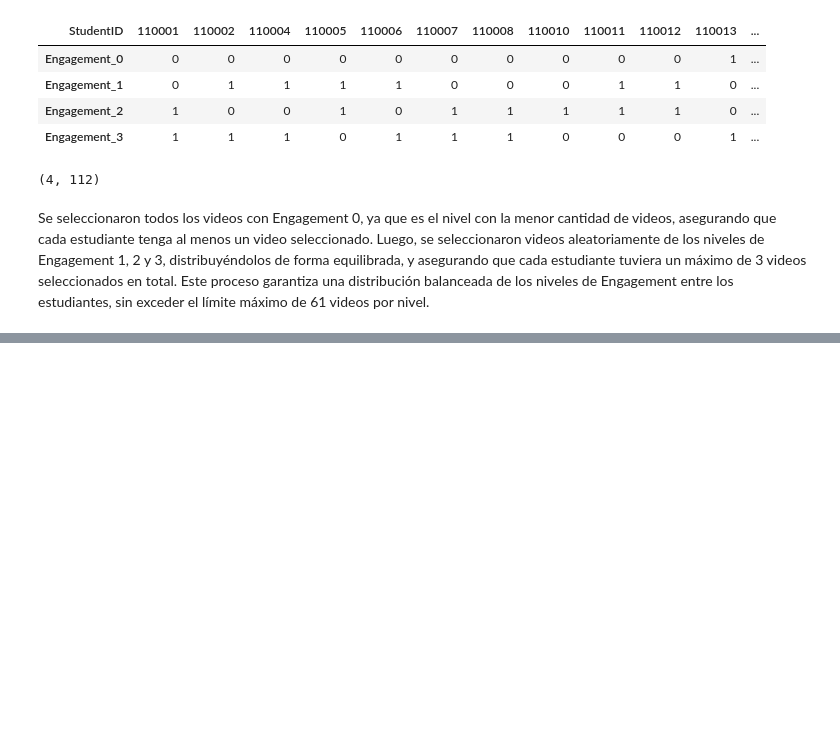
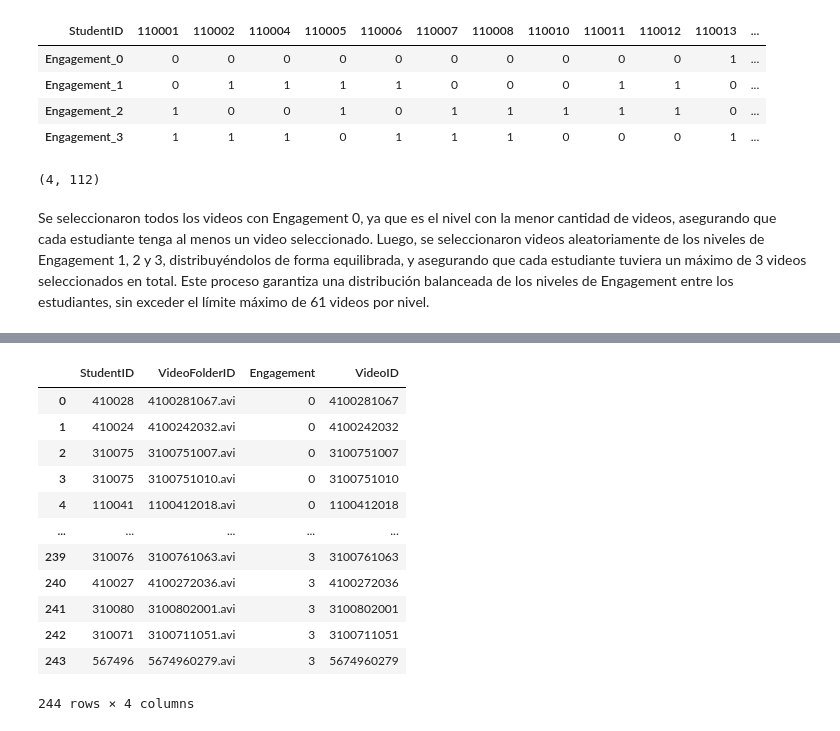
Before and after one commit to LuisFelipePoma/videito, a Jupyter notebook: src/sagemaker/notebooks/preproccesing.ipynb, the cells around one changed output, grey strips where cells are left out. Drawn from its saved outputs; the diff is of its cells as text; code cells hidden in the pictures; blank space fills up the shorter version.

```diff
--- a/src/sagemaker/notebooks/preproccesing.ipynb
+++ b/src/sagemaker/notebooks/preproccesing.ipynb
@@ -486,0 +666,16 @@ Se seleccionaron todos los videos con Engagement 0, ya que es el nivel con la me
+# %%
+df_selected_videos
+# %% [output]
+|  | StudentID | VideoFolderID | Engagement | VideoID |
+| 0 | 410028 | 4100281067.avi | 0 | 4100281067 |
+| 1 | 410024 | 4100242032.avi | 0 | 4100242032 |
+| 2 | 310075 | 3100751007.avi | 0 | 3100751007 |
+| 3 | 310075 | 3100751010.avi | 0 | 3100751010 |
+| 4 | 110041 | 1100412018.avi | 0 | 1100412018 |
+| ... | ... | ... | ... | ... |
+| 239 | 310076 | 3100761063.avi | 3 | 3100761063 |
+| 240 | 410027 | 4100272036.avi | 3 | 4100272036 |
+| 241 | 310080 | 3100802001.avi | 3 | 3100802001 |
+| 242 | 310071 | 3100711051.avi | 3 | 3100711051 |
+| 243 | 567496 | 5674960279.avi | 3 | 5674960279 |
+244 rows × 4 columns
```
Also changed, not shown: parts of 15 cells of this notebook, 2 other files.
